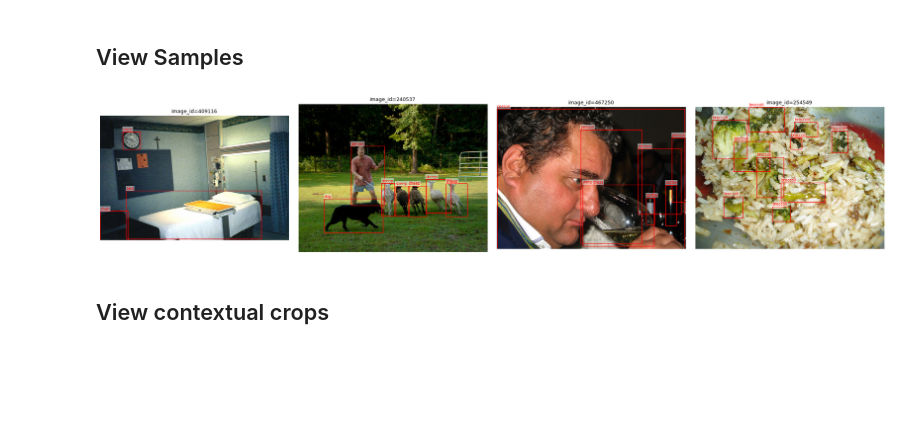
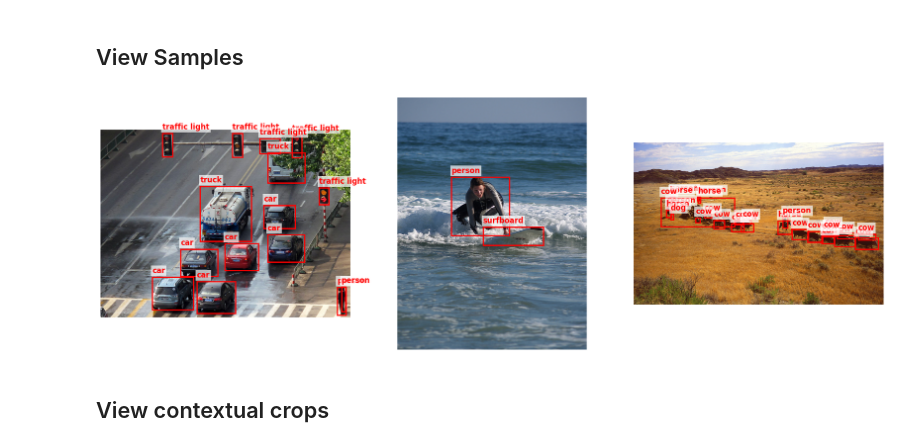
Before and after one commit to sush-utagi/Honours_2026, a Jupyter notebook: experiments/dataset_creation/explore_coco.ipynb, the cells around one changed output. Drawn from its saved outputs; the diff is of its cells as text; code cells hidden in the pictures; blank space fills up the shorter version.

Commit message:
more plots

```diff
--- a/experiments/dataset_creation/explore_coco.ipynb
+++ b/experiments/dataset_creation/explore_coco.ipynb
@@ -95,35 +95,41 @@ Large  (>96²):        24.2%
 # %% [markdown]
 ## View Samples
 # %%
-import matplotlib.patches as patches
-from PIL import Image
-import random
+# import matplotlib.patches as patches
+# from PIL import Image
+# import random
+# import matplotlib.pyplot as plt
 
-sample_img_ids = random.sample(list(coco.imgs.keys()), k=4)
+# # Display only three images
+# sample_img_ids = random.sample(list(coco.imgs.keys()), k=3)
 
-fig, axes = plt.subplots(1, 4, figsize=(20, 6))
+# fig, axes = plt.subplots(1, 3, figsize=(18, 6))
 
-for ax, img_id in zip(axes, sample_img_ids):
-    img_info = coco.loadImgs(img_id)[0]
-    ann_ids  = coco.getAnnIds(imgIds=img_id)
-    anns     = coco.loadAnns(ann_ids)
+# for ax, img_id in zip(axes, sample_img_ids):
+#     img_info = coco.loadImgs(img_id)[0]
+#     ann_ids  = coco.getAnnIds(imgIds=img_id)
+#     anns     = coco.loadAnns(ann_ids)
 
-    img = Image.open(f"../../coco_dataset/split/images/train/{img_info['file_name'].split('/')[-1]}")
+#     img = Image.open(f"../../coco_dataset/split/images/train/{img_info['file_name'].split('/')[-1]}")
 
-    ax.imshow(img)
-    for ann in anns:
-        x, y, w, h = ann['bbox']
-        rect = patches.Rectangle((x, y), w, h, linewidth=1, edgecolor='red', facecolor='none')
-        ax.add_patch(rect)
-        ax.text(x, y - 4, cat_id_to_name[ann['category_id']], color='red', fontsize=7,
-                bbox=dict(facecolor='white', alpha=0.5, edgecolor='none', pad=1))
-    ax.set_title(f"image_id={img_id}", fontsize=9)
-    ax.axis('off')
+#     ax.imshow(img)
+#     for ann in anns:
+#         x, y, w, h = ann['bbox']
+#         # Made bounding box linewidth slightly thicker for visibility with larger text
+#         rect = patches.Rectangle((x, y), w, h, linewidth=2, edgecolor='red', facecolor='none')
+#         ax.add_patch(rect)
 
-plt.tight_layout()
-plt.show()
+#         # Made bounding box labels larger (fontsize=12) and removed image_id title
+#         ax.text(x, y - 10, cat_id_to_name[ann['category_id']], color='red', fontsize=12, fontweight='bold',
+#                 bbox=dict(facecolor='white', alpha=0.7, edgecolor='none', pad=2))
+
+#     ax.axis('off')
+
+# plt.tight_layout()
+# plt.savefig("../figures/COCO_examples.png", dpi=300, bbox_inches='tight')
+# plt.show()
 # %% [output]
-[figure, old version]
+[figure, new version]
 # %% [markdown]
 ## View contextual crops
 # %%
```
Also changed, not shown: parts of 3 cells of this notebook, 12 other files.
